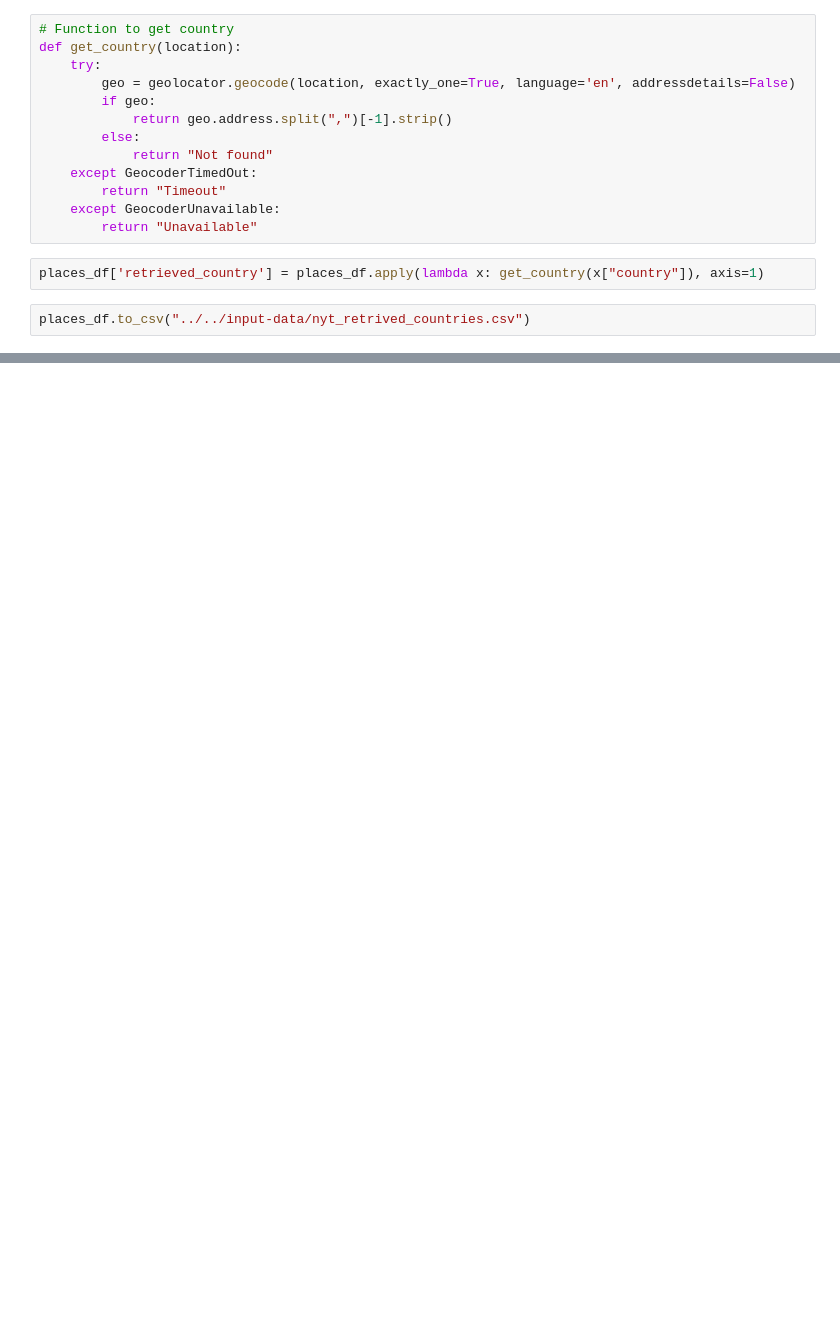
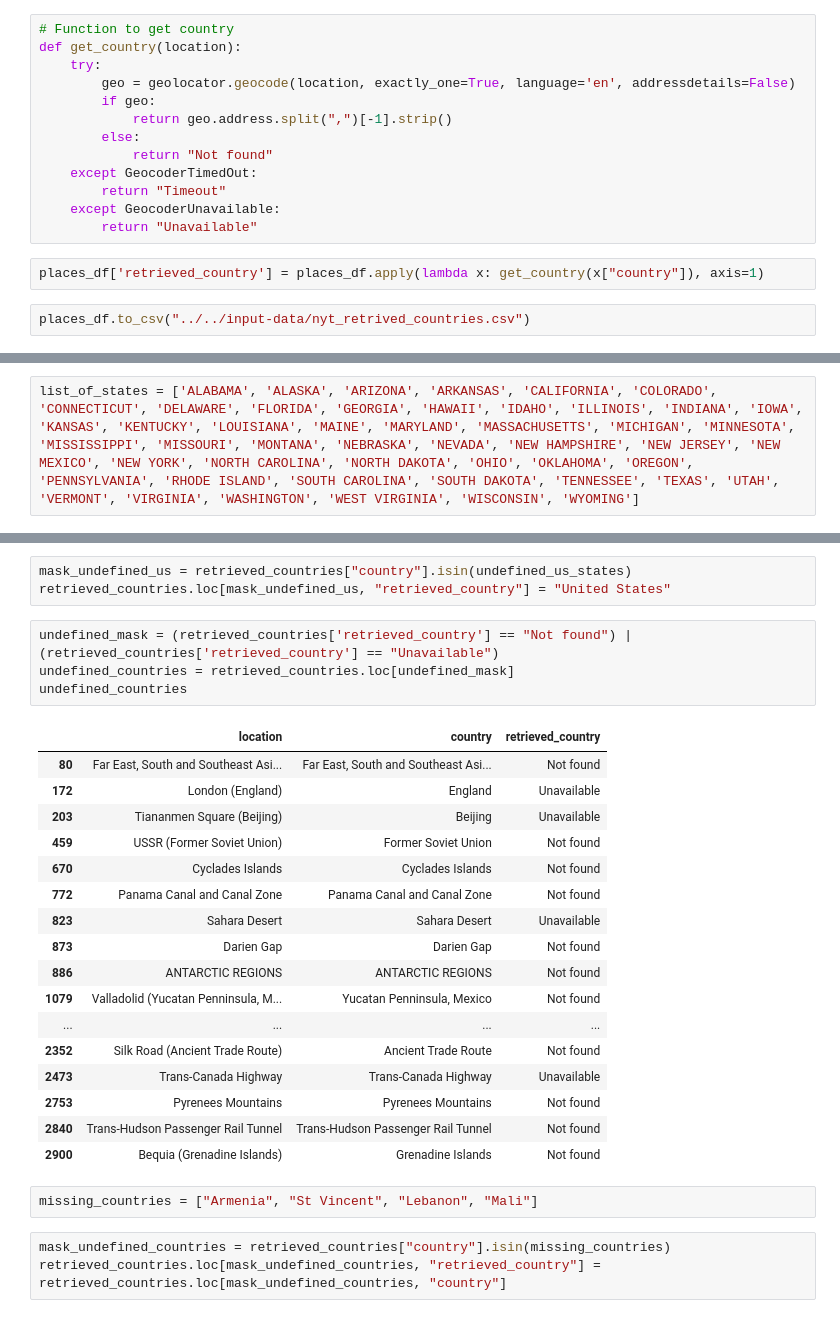
Before and after one commit to more-ginger/pn-analysis, a Jupyter notebook: notebooks/categories/places.ipynb, the cells around one changed output, grey strips where cells are left out. Cells and saved outputs as stored; diff of their text form; blank space fills up the shorter version.

```diff
--- a/notebooks/categories/places.ipynb
+++ b/notebooks/categories/places.ipynb
@@ -64,0 +133,2 @@ places_df.to_csv("../../input-data/nyt_retrived_countries.csv")
+# %%
+list_of_states = ['ALABAMA', 'ALASKA', 'ARIZONA', 'ARKANSAS', 'CALIFORNIA', 'COLORADO', 'CONNECTICUT', 'DELAWARE', 'FLORIDA', 'GEORGIA', 'HAWAII', 'IDAHO', 'ILLINOIS', 'INDIANA', 'IOWA', 'KANSAS', 'KENTUCKY', 'LOUISIANA', 'MAINE', 'MARYLAND', 'MASSACHUSETTS', 'MICHIGAN', 'MINNESOTA', 'MISSISSIPPI', 'MISSOURI', 'MONTANA', 'NEBRASKA', 'NEVADA', 'NEW HAMPSHIRE', 'NEW JERSEY', 'NEW MEXICO', 'NEW YORK', 'NORTH CAROLINA', 'NORTH DAKOTA', 'OHIO', 'OKLAHOMA', 'OREGON', 'PENNSYLVANIA', 'RHODE ISLAND', 'SOUTH CAROLINA', 'SOUTH DAKOTA', 'TENNESSEE', 'TEXAS', 'UTAH', 'VERMONT', 'VIRGINIA', 'WASHINGTON', 'WEST VIRGINIA', 'WISCONSIN', 'WYOMING']
@@ -64,0 +170,30 @@ places_df.to_csv("../../input-data/nyt_retrived_countries.csv")
+# %%
+mask_undefined_us = retrieved_countries["country"].isin(undefined_us_states)
+retrieved_countries.loc[mask_undefined_us, "retrieved_country"] = "United States"
+# %%
+undefined_mask = (retrieved_countries['retrieved_country'] == "Not found") | (retrieved_countries['retrieved_country'] == "Unavailable")
+undefined_countries = retrieved_countries.loc[undefined_mask]
+undefined_countries
+# %% [output]
+|  | location | country | retrieved_country |
+| 80 | Far East, South and Southeast Asi... | Far East, South and Southeast Asi... | Not found |
+| 172 | London (England) | England | Unavailable |
+| 203 | Tiananmen Square (Beijing) | Beijing | Unavailable |
+| 459 | USSR (Former Soviet Union) | Former Soviet Union | Not found |
+| 670 | Cyclades Islands | Cyclades Islands | Not found |
+| 772 | Panama Canal and Canal Zone | Panama Canal and Canal Zone | Not found |
+| 823 | Sahara Desert | Sahara Desert | Unavailable |
+| 873 | Darien Gap | Darien Gap | Not found |
+| 886 | ANTARCTIC REGIONS | ANTARCTIC REGIONS | Not found |
+| 1079 | Valladolid (Yucatan Penninsula, M... | Yucatan Penninsula, Mexico | Not found |
+| ... | ... | ... | ... |
+| 2352 | Silk Road (Ancient Trade Route) | Ancient Trade Route | Not found |
+| 2473 | Trans-Canada Highway | Trans-Canada Highway | Unavailable |
+| 2753 | Pyrenees Mountains | Pyrenees Mountains | Not found |
+| 2840 | Trans-Hudson Passenger Rail Tunnel | Trans-Hudson Passenger Rail Tunnel | Not found |
+| 2900 | Bequia (Grenadine Islands) | Grenadine Islands | Not found |
+# %%
+missing_countries = ["Armenia", "St Vincent", "Lebanon", "Mali"]
+# %%
+mask_undefined_countries = retrieved_countries["country"].isin(missing_countries)
+retrieved_countries.loc[mask_undefined_countries, "retrieved_country"] = retrieved_countries.loc[mask_undefined_countries, "country"]
```
Also changed, not shown: parts of 45 cells of this notebook, 3 other files.
